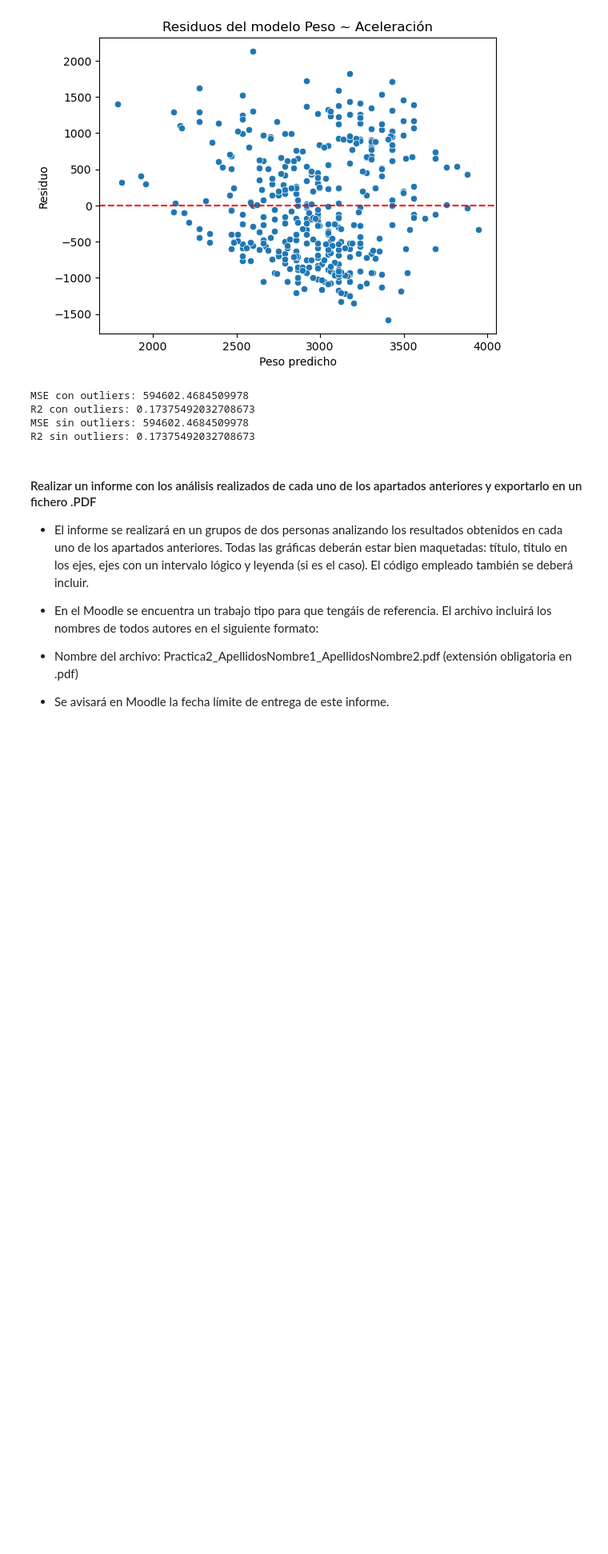
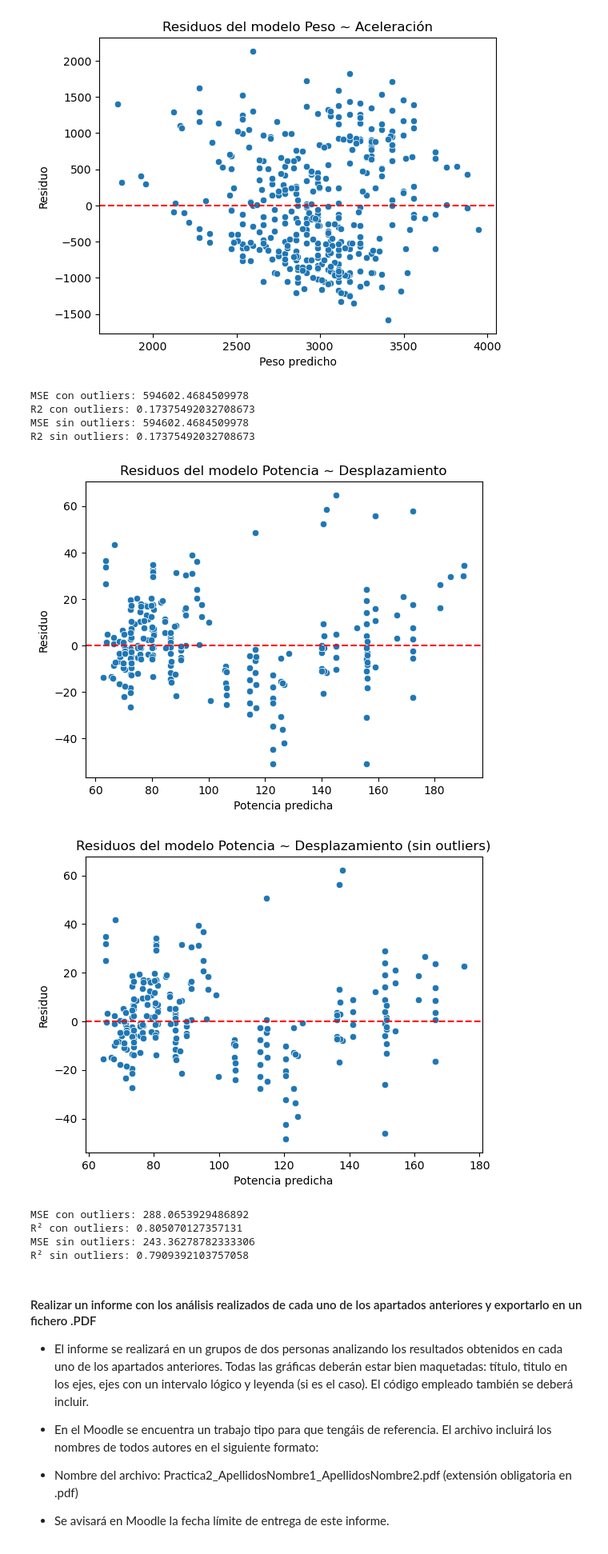
Before and after one commit to rocconeto/code_uni, a Jupyter notebook: CPE/P2/Practica2_CorrelacionRegresionLinealSimple.ipynb, the cells around one changed output. Shown at 80% size. Drawn from its saved outputs; the diff is of its cells as text; code cells hidden in the pictures; blank space fills up the shorter version.

```diff
--- a/CPE/P2/Practica2_CorrelacionRegresionLinealSimple.ipynb
+++ b/CPE/P2/Practica2_CorrelacionRegresionLinealSimple.ipynb
@@ -471,6 +471,78 @@ MSE con outliers: 594602.4684509978
 R2 con outliers: 0.17375492032708673
 MSE sin outliers: 594602.4684509978
 R2 sin outliers: 0.17375492032708673
+# %%
+#10.- Repetir el apartado 9) con las variables desplazamiento y potencia.
+
+X_desplazamiento = mpg[['displacement']]
+y_potencia = mpg['horsepower']
+
+modelo_desplazamiento_potencia = LinearRegression()
+modelo_desplazamiento_potencia.fit(X_desplazamiento, y_potencia)
+
+# Residuos
+predicciones_potencia = modelo_desplazamiento_potencia.predict(X_desplazamiento)
+residuos_potencia = y_potencia - predicciones_potencia
+
+# Gráficar los residuos
+sns.scatterplot(x=predicciones_potencia, y=residuos_potencia)
+plt.axhline(0, color='red', linestyle='--')
+plt.title('Residuos del modelo Potencia ~ Desplazamiento')
+plt.xlabel('Potencia predicha')
+plt.ylabel('Residuo')
+plt.show()
+
+# Detectar outliers
+Q1_potencia = y_potencia.quantile(0.25)
+Q3_potencia = y_potencia.quantile(0.75)
+IQR_potencia = Q3_potencia - Q1_potencia
+
+# Límites para outliers
+limite_inferior_potencia = Q1_potencia - 1.5 * IQR_potencia
+limite_superior_potencia = Q3_potencia + 1.5 * IQR_potencia
+
+outliers_potencia = y_potencia[(y_potencia < limite_inferior_potencia) | (y_potencia > limite_superior_potencia)]
+
+# Eliminar outliers
+mpg_sin_outliers_potencia = mpg[(y_potencia >= limite_inferior_potencia) & (y_potencia <= limite_superior_potencia)]
+
+X_desplazamiento_sin_outliers = mpg_sin_outliers_potencia[['displacement']]
+y_potencia_sin_outliers = mpg_sin_outliers_potencia['horsepower']
+
+# Modelo sin outliers
+modelo_sin_outliers_potencia = LinearRegression()
+modelo_sin_outliers_potencia.fit(X_desplazamiento_sin_outliers, y_potencia_sin_outliers)
+
+# Predicción y cálculo de residuos sin outliers
+predicciones_sin_outliers_potencia = modelo_sin_outliers_potencia.predict(X_desplazamiento_sin_outliers)
+residuos_sin_outliers_potencia = y_potencia_sin_outliers - predicciones_sin_outliers_potencia
+
+# Gráficar de los residuos sin outliers
+sns.scatterplot(x=predicciones_sin_outliers_potencia, y=residuos_sin_outliers_potencia)
+plt.axhline(0, color='red', linestyle='--')
+plt.title('Residuos del modelo Potencia ~ Desplazamiento (sin outliers)')
+plt.xlabel('Potencia predicha')
+plt.ylabel('Residuo')
+plt.show()
+
+# Comparar los resultados estadísticos con y sin outliers
+mse_con_outliers_potencia = mean_squared_error(y_potencia, predicciones_potencia)
+r2_con_outliers_potencia = r2_score(y_potencia, predicciones_potencia)
+
+mse_sin_outliers_potencia = mean_squared_error(y_potencia_sin_outliers, predicciones_sin_outliers_potencia)
+r2_sin_outliers_potencia = r2_score(y_potencia_sin_outliers, predicciones_sin_outliers_potencia)
+
+print(f"MSE con outliers: {mse_con_outliers_potencia}")
+print(f"R² con outliers: {r2_con_outliers_potencia}")
+print(f"MSE sin outliers: {mse_sin_outliers_potencia}")
+print(f"R² sin outliers: {r2_sin_outliers_potencia}")
+# %% [output]
+[figure, added]
+[figure, added]
+MSE con outliers: 288.0653929486892
+R² con outliers: 0.805070127357131
+MSE sin outliers: 243.36278782333306
+R² sin outliers: 0.7909392103757058
 # %% [markdown]
 #### Realizar un informe con los análisis realizados de cada uno de los apartados anteriores y exportarlo en un fichero .PDF
 
```
